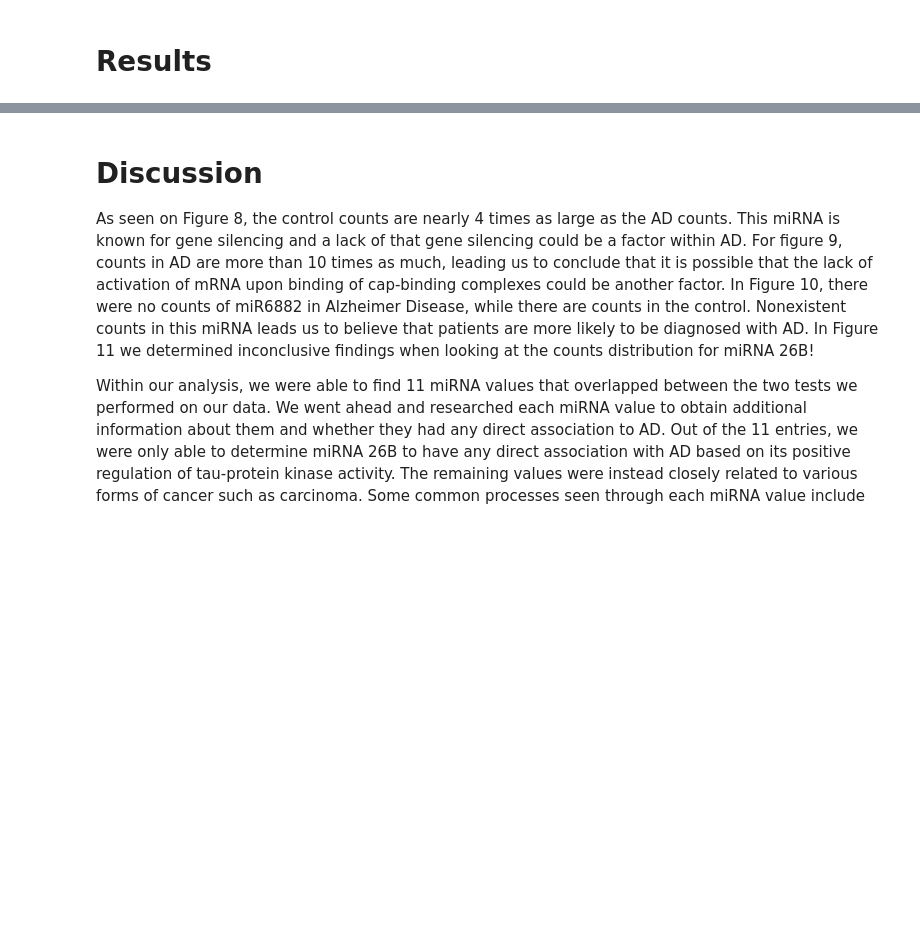
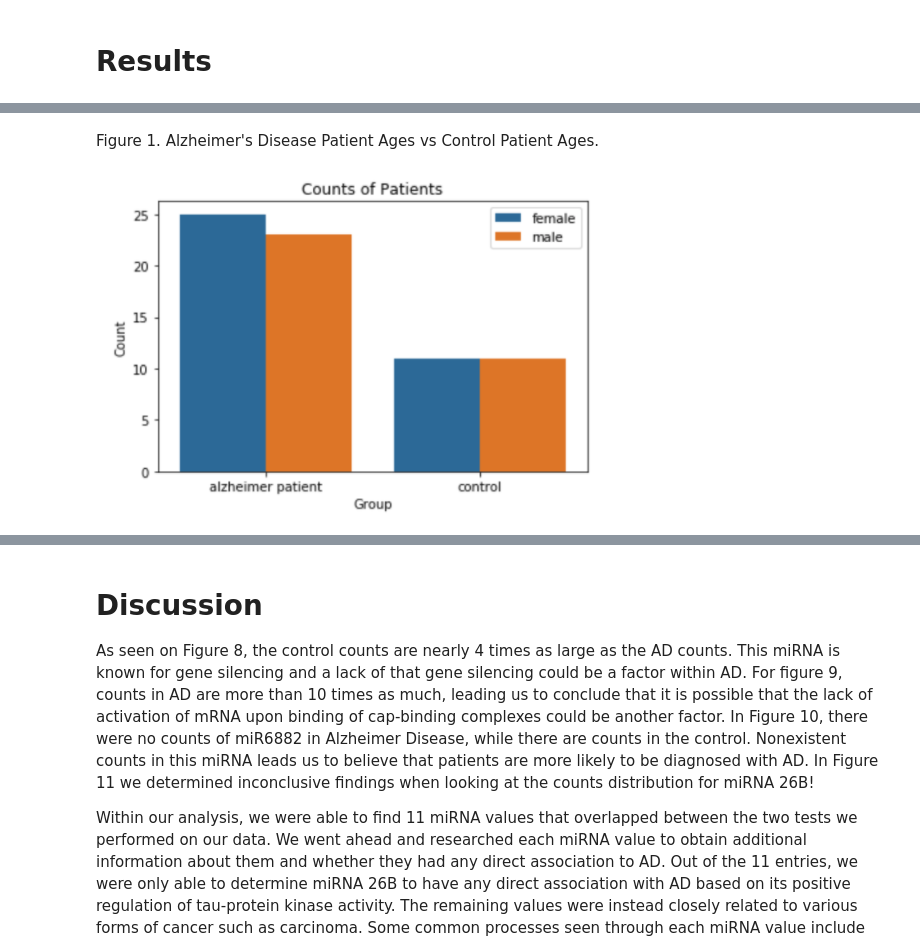
Before and after one commit to justjk139/alzheimers_gene_analysis, a Jupyter notebook: notebooks/Alzheimers-Biomarker-Analysis.ipynb, the cells around one changed output, grey strips where cells are left out. Drawn from its saved outputs; the diff is of its cells as text; code cells hidden in the pictures; blank space fills up the shorter version.

```diff
--- a/notebooks/Alzheimers-Biomarker-Analysis.ipynb
+++ b/notebooks/Alzheimers-Biomarker-Analysis.ipynb
@@ -246,0 +178,6 @@ For all four of our miRNA’s, we plotted their counterparts: their counts in AD
+# %% [markdown]
+Figure 1. Alzheimer's Disease Patient Ages vs Control Patient Ages.
+# %%
+Image('../references/figure_2.png')
+# %% [output]
+[figure, added]
```
Also changed, not shown: parts of 27 cells of this notebook, 1 other file.
